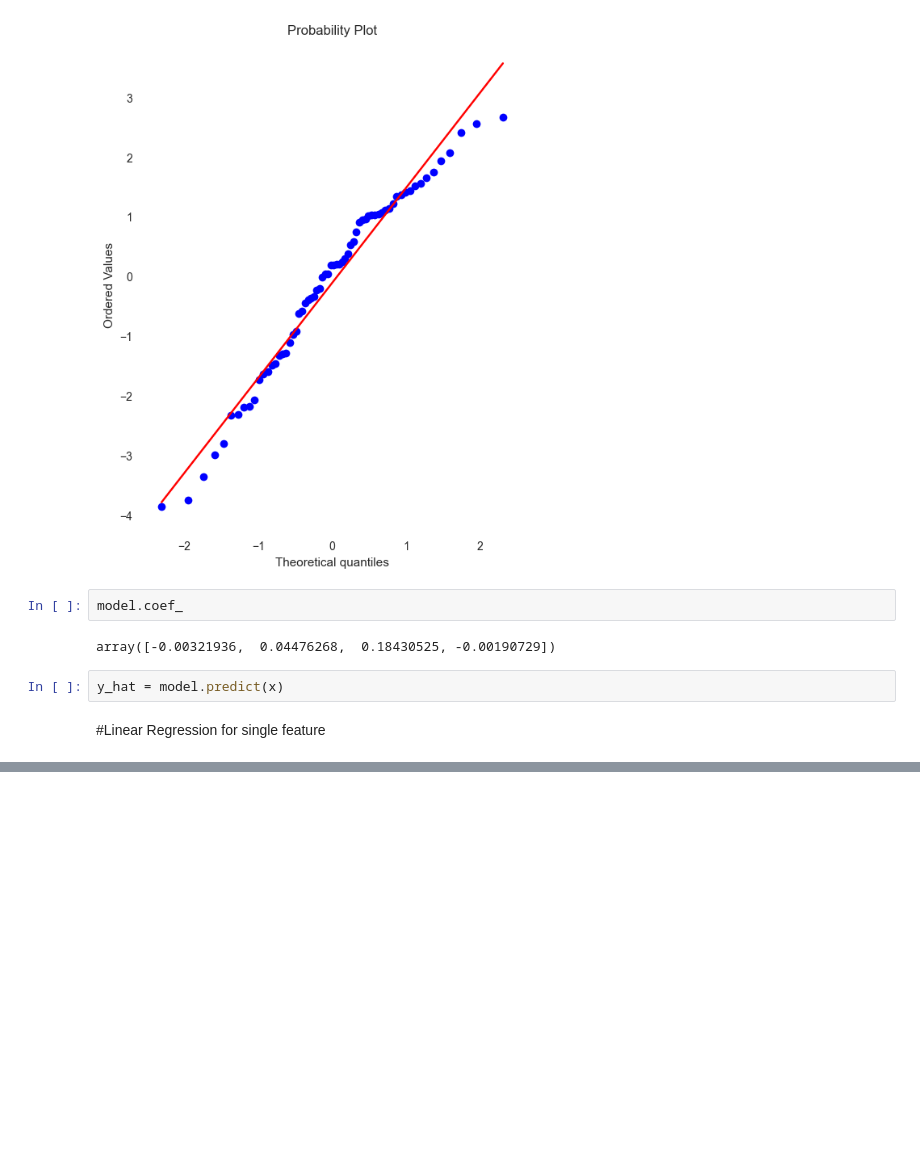
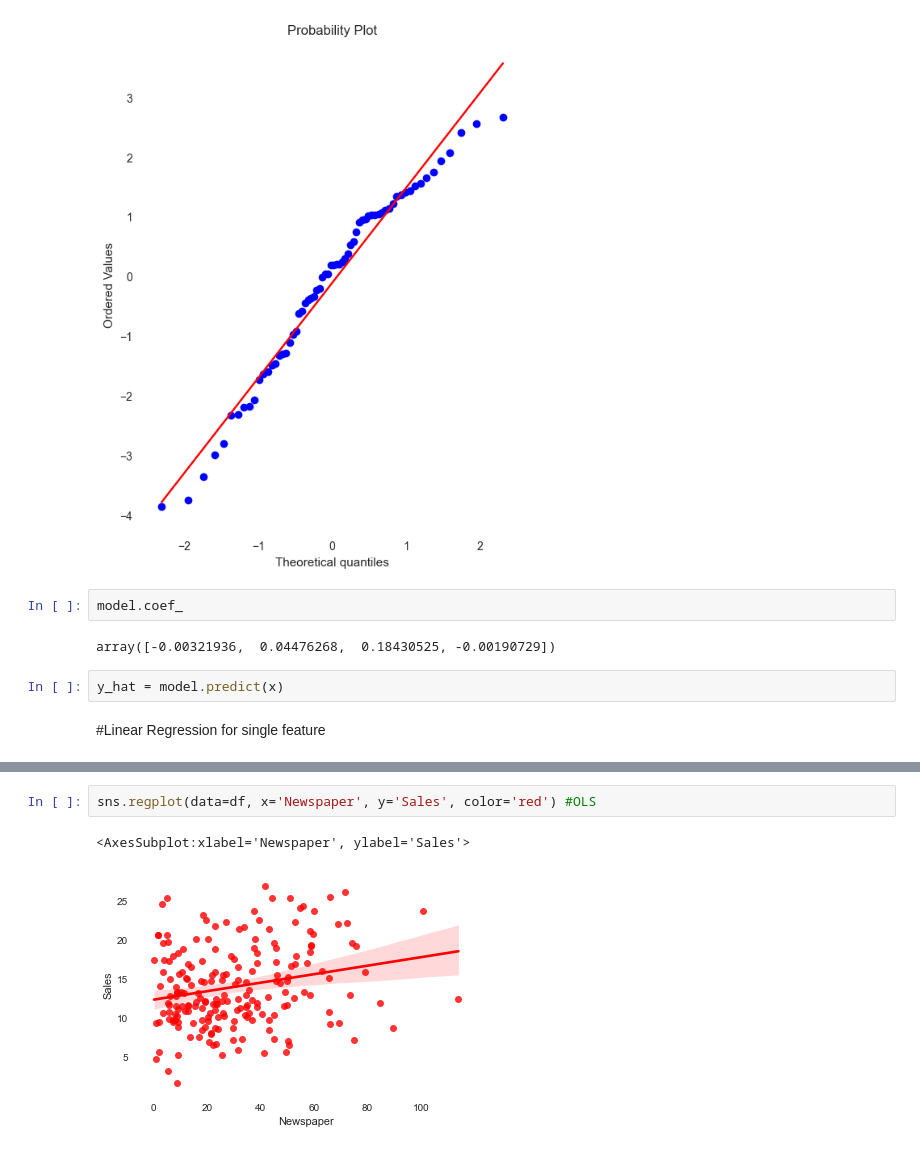
Before and after one commit to devdivyansh522399/ML_CLASS, a Jupyter notebook: Test Notebook/Linear_regression.ipynb, the cells around one changed output, grey strips where cells are left out. Drawn from its saved outputs; the diff is of its cells as text; blank space fills up the shorter version.

```diff
--- a/Test Notebook/Linear_regression.ipynb
+++ b/Test Notebook/Linear_regression.ipynb
@@ -360,0 +387,5 @@ y_hat = model.predict(x)
+# %%
+sns.regplot(data=df, x='Newspaper', y='Sales', color='red') #OLS
+# %% [output]
+<AxesSubplot:xlabel='Newspaper', ylabel='Sales'>
+[figure, added]
```
Also changed, not shown: parts of 5 cells of this notebook, 4 other files.
